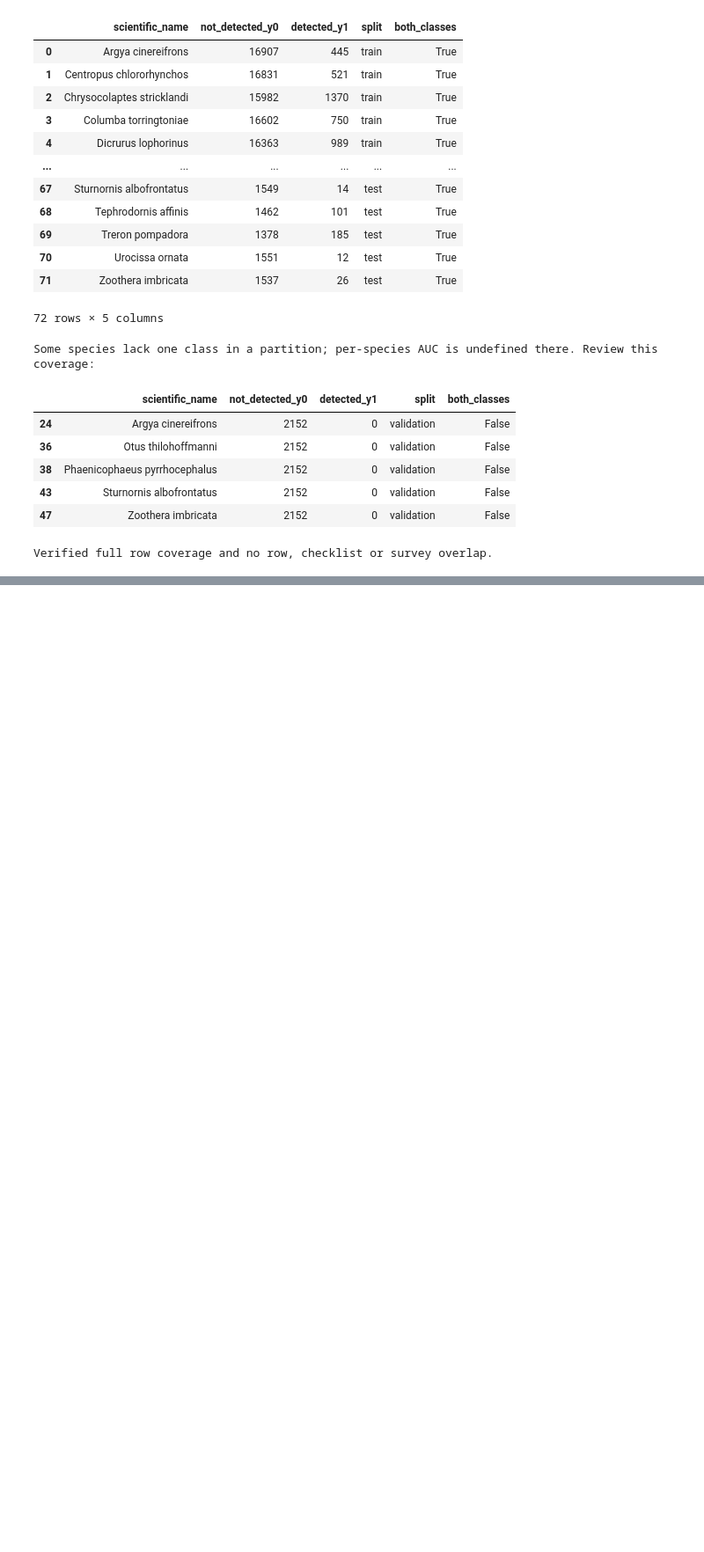
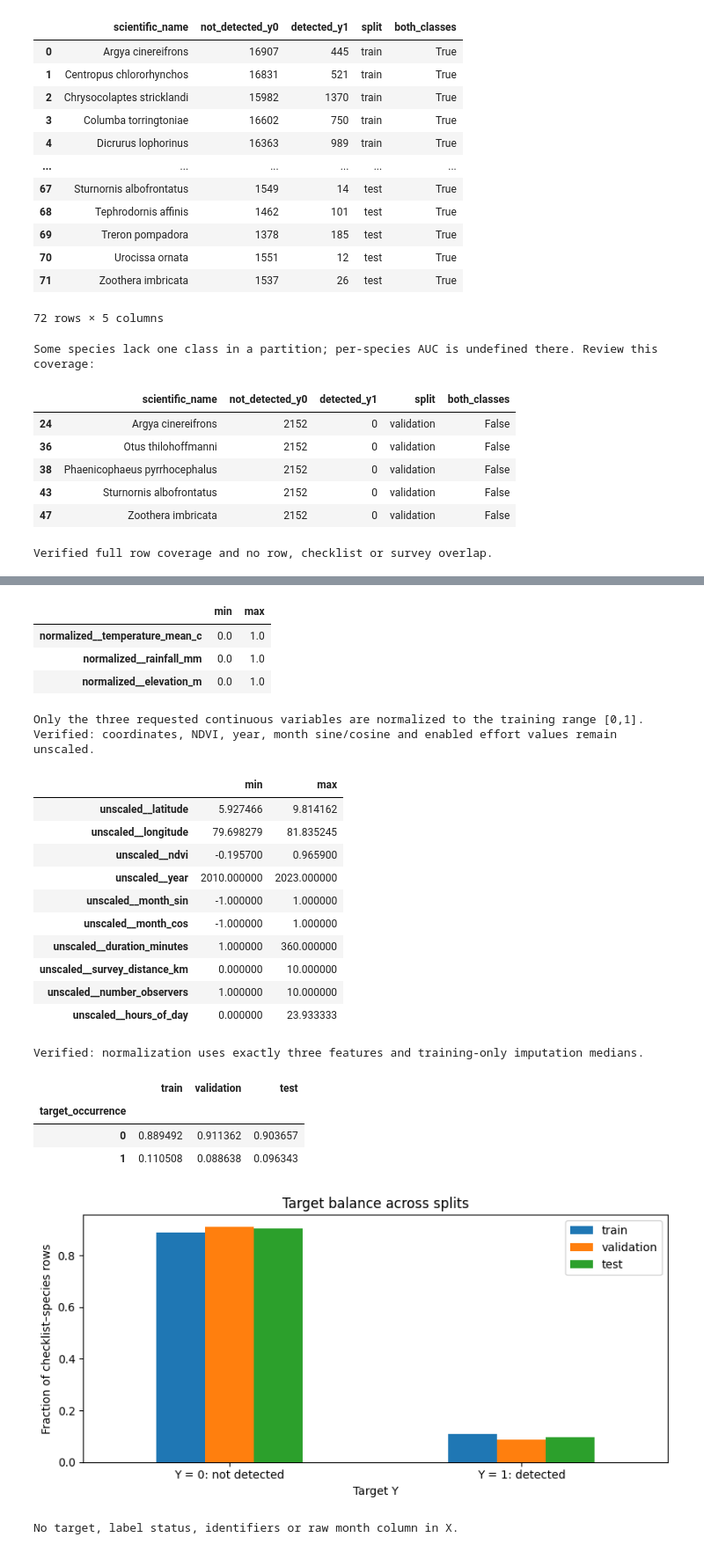
Before and after one commit to Sajiththiya/J26-IT-359, a Jupyter notebook: components/occurrence_prediction/Notebooks/02_Normalization_Train_Test_Split.ipynb, the cells around one changed output, grey strips where cells are left out. Shown at 88% size. Saved outputs shown, nothing was run; the diff lists cells and outputs as text; code cells hidden in the pictures; blank space fills up the shorter version.

Commit message:
Normalize training features verify transformations and export splits

```diff
--- a/components/occurrence_prediction/Notebooks/02_Normalization_Train_Test_Split.ipynb
+++ b/components/occurrence_prediction/Notebooks/02_Normalization_Train_Test_Split.ipynb
@@ -365,0 +438,62 @@ Verified full row coverage and no row, checklist or survey overlap.
+# %%
+normalized_columns = ['normalized__' + column for column in normalization_features]
+assert [name for name in feature_names if name.startswith('normalized__')] == normalized_columns
+display(X_train_df[normalized_columns].agg(['min', 'max']).T)
+if SCALING == 'minmax':
+    assert X_train_df[normalized_columns].min().min() >= -1e-8
+    assert X_train_df[normalized_columns].max().max() <= 1 + 1e-8
+    print('Only the three requested continuous variables are normalized to the training range [0,1].')
+
+# Check all observed unscaled values, including NDVI and cyclical month features.
+for raw, prepared in [(X_train_raw, X_train_df), (X_val_raw, X_val_df), (X_test_raw, X_test_df)]:
+    for column in unscaled_numeric_features:
+        observed = raw[column].notna().to_numpy()
+        np.testing.assert_allclose(prepared.loc[observed, 'unscaled__' + column].to_numpy(),
+                                   raw.loc[observed, column].to_numpy(), rtol=0, atol=0)
+print('Verified: coordinates, NDVI, year, month sine/cosine and enabled effort values remain unscaled.')
+display(X_train_df[['unscaled__' + column for column in unscaled_numeric_features]].agg(['min', 'max']).T)
+
+fitted_normalization = preprocessor.named_transformers_['normalized']
+expected_train_medians = X_train_raw[normalization_features].median().fillna(0).to_numpy()
+np.testing.assert_allclose(fitted_normalization.named_steps['imputer'].statistics_, expected_train_medians)
+assert fitted_normalization.named_steps['scaler'].n_features_in_ == 3
+print('Verified: normalization uses exactly three features and training-only imputation medians.')
+
+balance = pd.DataFrame({name: frame[TARGET].value_counts(normalize=True).reindex([0, 1], fill_value=0)
+                        for name, frame in partitions.items()})
+display(balance)
+ax = balance.plot(kind='bar', figsize=(8, 4))
+ax.set_xticklabels(['Y = 0: not detected', 'Y = 1: detected'], rotation=0)
+ax.set_title('Target balance across splits')
+ax.set_ylabel('Fraction of checklist–species rows')
+ax.set_xlabel('Target Y')
+plt.tight_layout()
+plt.show()
+for forbidden in forbidden_features:
+    assert not any(column == forbidden or column.endswith('__' + forbidden) for column in feature_names)
+print('No target, label status, identifiers or raw month column in X.')
+# %% [output]
+|  | min | max |
+| normalized__temperature_mean_c | 0.0 | 1.0 |
+| normalized__rainfall_mm | 0.0 | 1.0 |
+| normalized__elevation_m | 0.0 | 1.0 |
+Only the three requested continuous variables are normalized to the training range [0,1].
+Verified: coordinates, NDVI, year, month sine/cosine and enabled effort values remain unscaled.
+|  | min | max |
+| unscaled__latitude | 5.927466 | 9.814162 |
+| unscaled__longitude | 79.698279 | 81.835245 |
+| unscaled__ndvi | -0.195700 | 0.965900 |
+| unscaled__year | 2010.000000 | 2023.000000 |
+| unscaled__month_sin | -1.000000 | 1.000000 |
+| unscaled__month_cos | -1.000000 | 1.000000 |
+| unscaled__duration_minutes | 1.000000 | 360.000000 |
+| unscaled__survey_distance_km | 0.000000 | 10.000000 |
+| unscaled__number_observers | 1.000000 | 10.000000 |
+| unscaled__hours_of_day | 0.000000 | 23.933333 |
+Verified: normalization uses exactly three features and training-only imputation medians.
+|  | train | validation | test |
+| target_occurrence |  |  |  |
+| 0 | 0.889492 | 0.911362 | 0.903657 |
+| 1 | 0.110508 | 0.088638 | 0.096343 |
+[figure, added]
+No target, label status, identifiers or raw month column in X.
```
Also changed, not shown: parts of 8 cells of this notebook.
